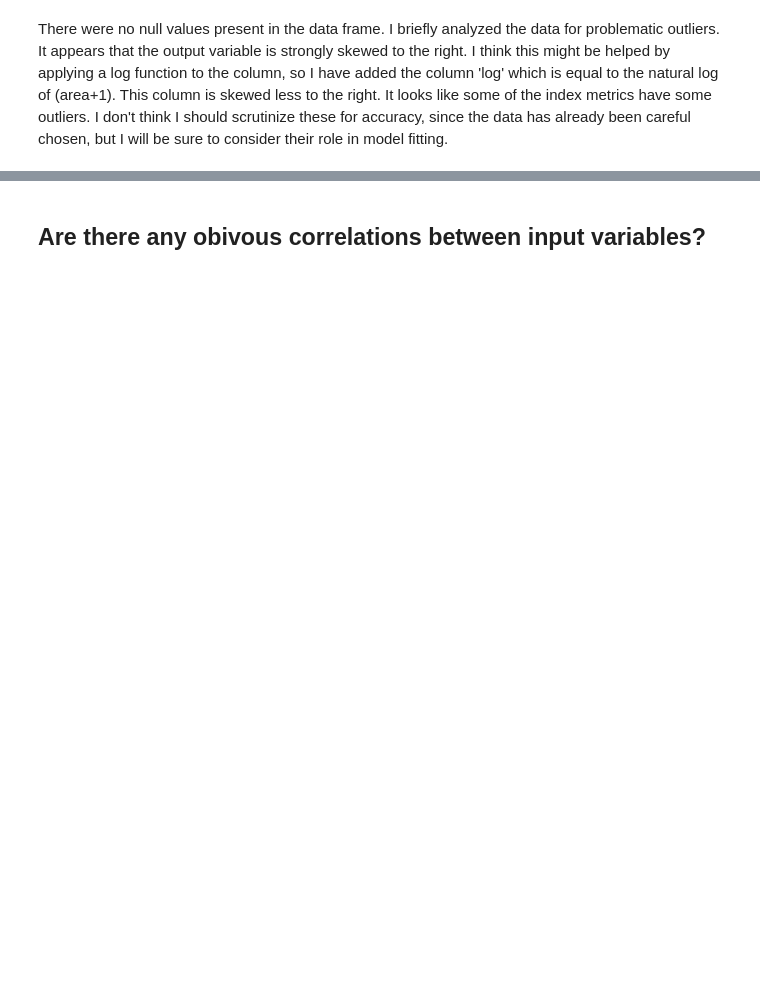
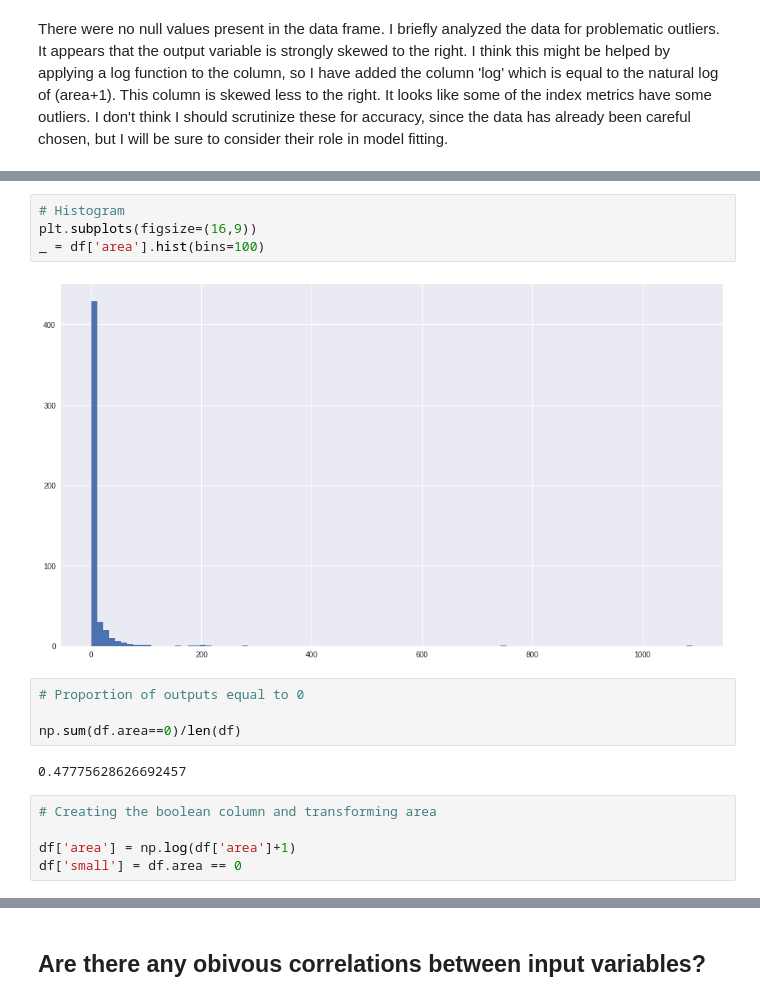
Before and after one commit to davidjwatts/portuguese_fires, a Jupyter notebook: Data_Story.ipynb, the cells around one changed output, grey strips where cells are left out. Drawn from its saved outputs; the diff is of its cells as text; blank space fills up the shorter version.

```diff
--- a/Data_Story.ipynb
+++ b/Data_Story.ipynb
@@ -23,0 +51,17 @@ There were no null values present in the data frame. I briefly analyzed the data
+# %%
+# Histogram
+plt.subplots(figsize=(16,9))
+_ = df['area'].hist(bins=100)
+# %% [output]
+[figure, added]
+# %%
+# Proportion of outputs equal to 0
+
+np.sum(df.area==0)/len(df)
+# %% [output]
+0.47775628626692457
+# %%
+# Creating the boolean column and transforming area
+
+df['area'] = np.log(df['area']+1)
+df['small'] = df.area == 0
```
Also changed, not shown: parts of 34 cells of this notebook, 1 other file.
